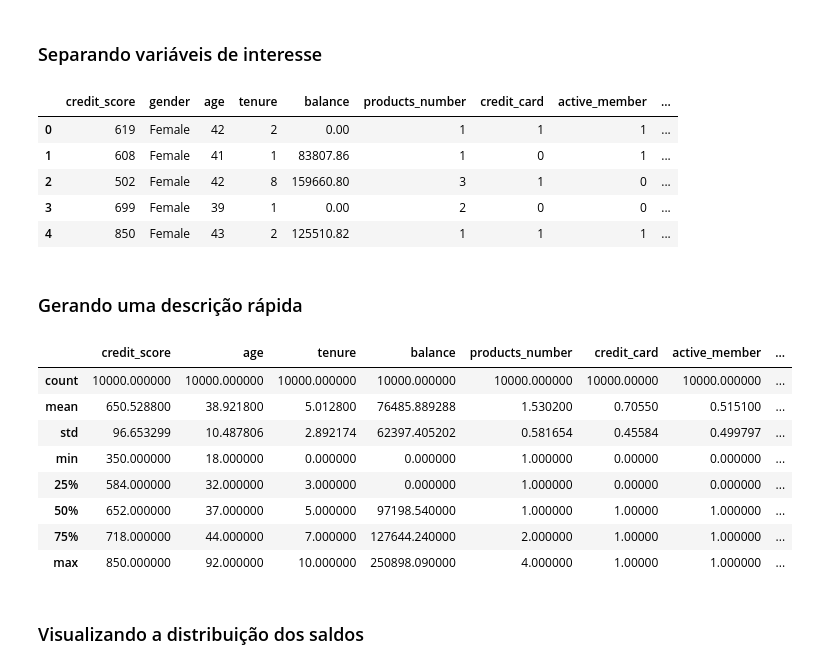
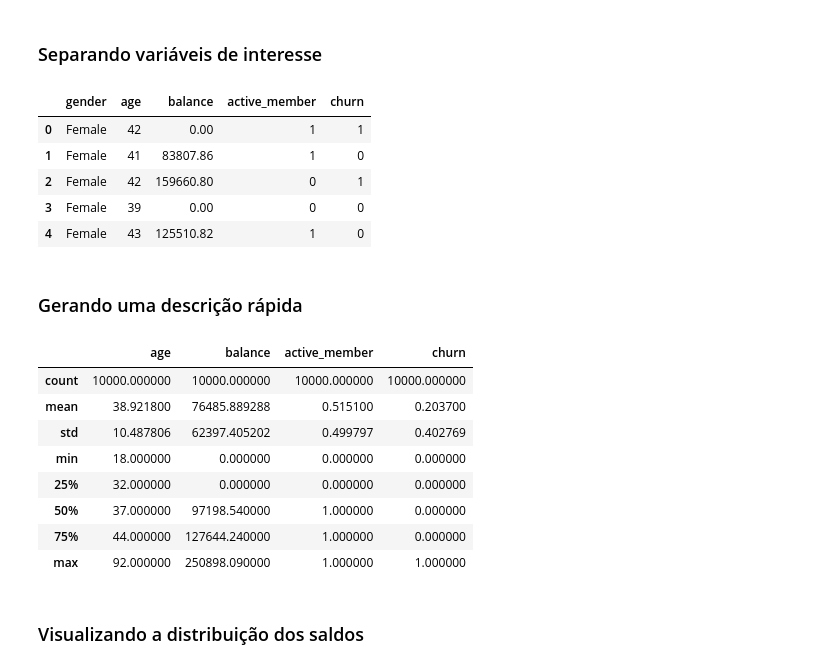
Before and after one commit to LeandroDeJesus-S/modelo-de-regracao-logistica, a Jupyter notebook: main.ipynb, the cells around one changed output. Saved outputs shown, nothing was run; the diff lists cells and outputs as text; code cells hidden in the pictures.

```diff
--- a/main.ipynb
+++ b/main.ipynb
@@ -66,29 +66,29 @@ df.loc[df.duplicated(['customer_id'])]
 # %% [markdown]
 ### Separando variáveis de interesse
 # %%
-df = df[['credit_score', 'gender', 'age', 'tenure', 'balance', 'products_number', 'credit_card', 'active_member', 'estimated_salary', 'churn']].copy()
+df = df[['gender', 'age', 'balance', 'active_member', 'churn']].copy()
 df.head()
 # %% [output]
-|  | credit_score | gender | age | tenure | balance | products_number | credit_card | active_member | ... |
-| 0 | 619 | Female | 42 | 2 | 0.00 | 1 | 1 | 1 | ... |
-| 1 | 608 | Female | 41 | 1 | 83807.86 | 1 | 0 | 1 | ... |
-| 2 | 502 | Female | 42 | 8 | 159660.80 | 3 | 1 | 0 | ... |
-| 3 | 699 | Female | 39 | 1 | 0.00 | 2 | 0 | 0 | ... |
-| 4 | 850 | Female | 43 | 2 | 125510.82 | 1 | 1 | 1 | ... |
+|  | gender | age | balance | active_member | churn |
+| 0 | Female | 42 | 0.00 | 1 | 1 |
+| 1 | Female | 41 | 83807.86 | 1 | 0 |
+| 2 | Female | 42 | 159660.80 | 0 | 1 |
+| 3 | Female | 39 | 0.00 | 0 | 0 |
+| 4 | Female | 43 | 125510.82 | 1 | 0 |
 # %% [markdown]
 ### Gerando uma descrição rápida
 # %%
 df.describe()
 # %% [output]
-|  | credit_score | age | tenure | balance | products_number | credit_card | active_member | ... |
-| count | 10000.000000 | 10000.000000 | 10000.000000 | 10000.000000 | 10000.000000 | 10000.00000 | 10000.000000 | ... |
-| mean | 650.528800 | 38.921800 | 5.012800 | 76485.889288 | 1.530200 | 0.70550 | 0.515100 | ... |
-| std | 96.653299 | 10.487806 | 2.892174 | 62397.405202 | 0.581654 | 0.45584 | 0.499797 | ... |
-| min | 350.000000 | 18.000000 | 0.000000 | 0.000000 | 1.000000 | 0.00000 | 0.000000 | ... |
-| 25% | 584.000000 | 32.000000 | 3.000000 | 0.000000 | 1.000000 | 0.00000 | 0.000000 | ... |
-| 50% | 652.000000 | 37.000000 | 5.000000 | 97198.540000 | 1.000000 | 1.00000 | 1.000000 | ... |
-| 75% | 718.000000 | 44.000000 | 7.000000 | 127644.240000 | 2.000000 | 1.00000 | 1.000000 | ... |
-| max | 850.000000 | 92.000000 | 10.000000 | 250898.090000 | 4.000000 | 1.00000 | 1.000000 | ... |
+|  | age | balance | active_member | churn |
+| count | 10000.000000 | 10000.000000 | 10000.000000 | 10000.000000 |
+| mean | 38.921800 | 76485.889288 | 0.515100 | 0.203700 |
+| std | 10.487806 | 62397.405202 | 0.499797 | 0.402769 |
+| min | 18.000000 | 0.000000 | 0.000000 | 0.000000 |
+| 25% | 32.000000 | 0.000000 | 0.000000 | 0.000000 |
+| 50% | 37.000000 | 97198.540000 | 1.000000 | 0.000000 |
+| 75% | 44.000000 | 127644.240000 | 1.000000 | 0.000000 |
+| max | 92.000000 | 250898.090000 | 1.000000 | 1.000000 |
 # %% [markdown]
 ### Visualizando a distribuição dos saldos
 # %%
```
Also changed, not shown: parts of 10 cells of this notebook.
